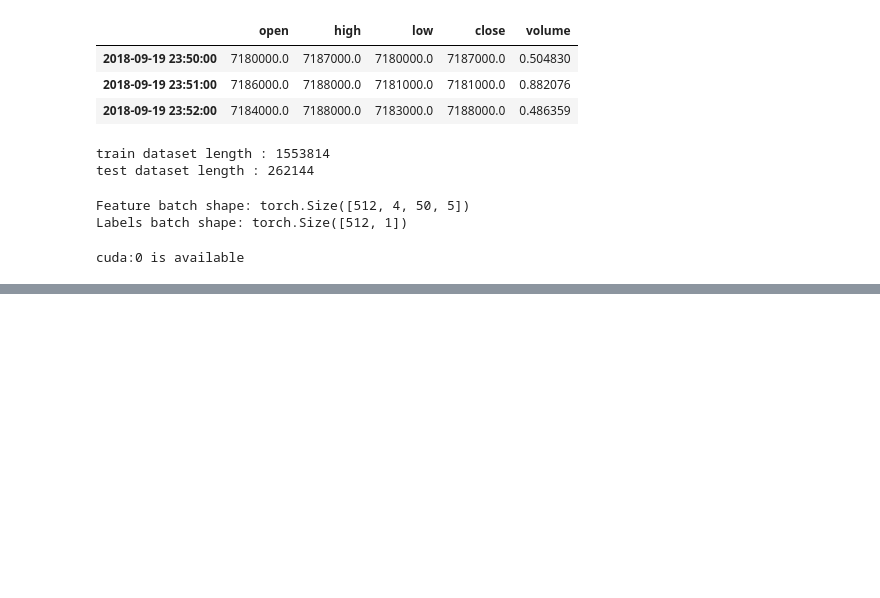
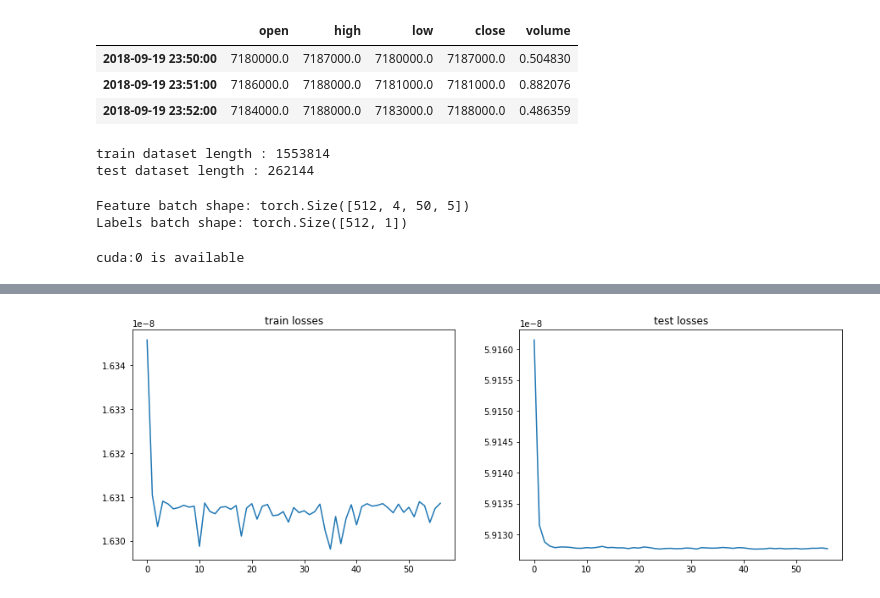
Before and after one commit to DogRing/TorchTrade, a Jupyter notebook: CNN1d.ipynb, the cells around one changed output, grey strips where cells are left out. Cells and saved outputs as stored; diff of their text form; code cells hidden in the pictures; blank space fills up the shorter version.

```diff
--- a/CNN1d.ipynb
+++ b/CNN1d.ipynb
@@ -159,9 +159,11 @@ epoch:14, validloss is 6.197840409145373e-08
 # %%
 import matplotlib.pyplot as plt
 f,ax = plt.subplots(1,2, figsize=(15,5))
-ax[0].plot(losses)
+ax[0].plot(losses[3:])
 ax[0].set_title('train losses')
 
-ax[1].plot(val_losses)
+ax[1].plot(val_losses[3:])
 ax[1].set_title('test losses')
 plt.show()
+# %% [output]
+[figure, added]
```
Also changed, not shown: parts of 2 cells of this notebook.
